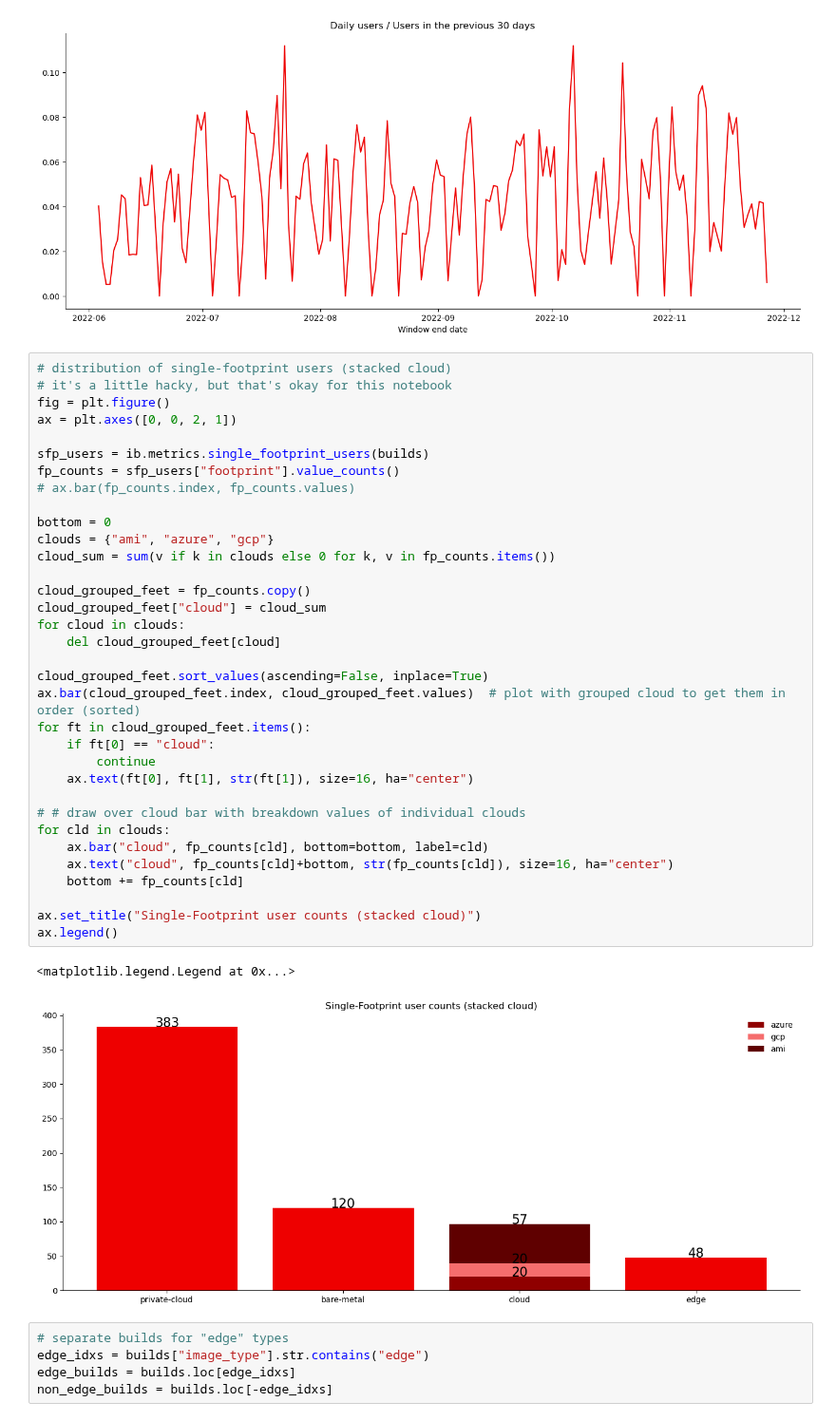
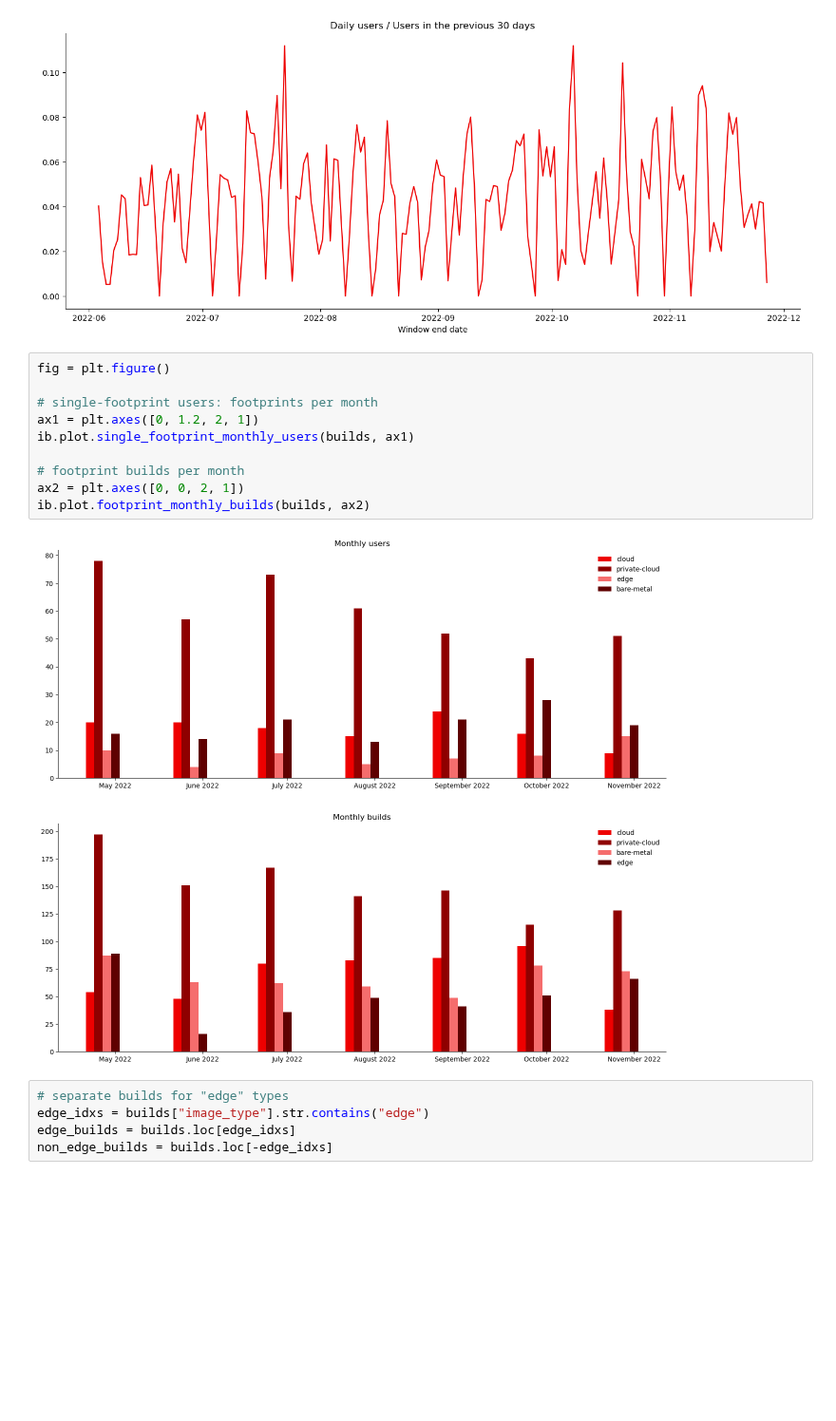
Before and after one commit to osbuild/metrics, a Jupyter notebook: notebooks/explore.ipynb, the cells around one changed output. Shown at 95% size. Saved outputs shown, nothing was run; the diff lists cells and outputs as text; blank space fills up the shorter version.

Commit message:
notebooks/explore: plot footprint breakdowns over time

```diff
--- a/notebooks/explore.ipynb
+++ b/notebooks/explore.ipynb
@@ -96,42 +96,17 @@ ib.plot.dau_over_mau(builds, ax)
 # %% [output]
 [figure]
 # %%
-# distribution of single-footprint users (stacked cloud)
-# it's a little hacky, but that's okay for this notebook
 fig = plt.figure()
-ax = plt.axes([0, 0, 2, 1])
 
-sfp_users = ib.metrics.single_footprint_users(builds)
-fp_counts = sfp_users["footprint"].value_counts()
-# ax.bar(fp_counts.index, fp_counts.values)
+# single-footprint users: footprints per month
+ax1 = plt.axes([0, 1.2, 2, 1])
+ib.plot.single_footprint_monthly_users(builds, ax1)
 
-bottom = 0
-clouds = {"ami", "azure", "gcp"}
-cloud_sum = sum(v if k in clouds else 0 for k, v in fp_counts.items())
-
-cloud_grouped_feet = fp_counts.copy()
-cloud_grouped_feet["cloud"] = cloud_sum
-for cloud in clouds:
-    del cloud_grouped_feet[cloud]
-
-cloud_grouped_feet.sort_values(ascending=False, inplace=True)
-ax.bar(cloud_grouped_feet.index, cloud_grouped_feet.values)  # plot with grouped cloud to get them in order (sorted)
-for ft in cloud_grouped_feet.items():
-    if ft[0] == "cloud":
-        continue
-    ax.text(ft[0], ft[1], str(ft[1]), size=16, ha="center")
-
-# # draw over cloud bar with breakdown values of individual clouds
-for cld in clouds:
-    ax.bar("cloud", fp_counts[cld], bottom=bottom, label=cld)
-    ax.text("cloud", fp_counts[cld]+bottom, str(fp_counts[cld]), size=16, ha="center")
-    bottom += fp_counts[cld]
-
-ax.set_title("Single-Footprint user counts (stacked cloud)")
-ax.legend()
+# footprint builds per month
+ax2 = plt.axes([0, 0, 2, 1])
+ib.plot.footprint_monthly_builds(builds, ax2)
 # %% [output]
-<matplotlib.legend.Legend at 0x...>
-[figure, old version]
+[figure, new version]
 # %%
 # separate builds for "edge" types
 edge_idxs = builds["image_type"].str.contains("edge")
```
